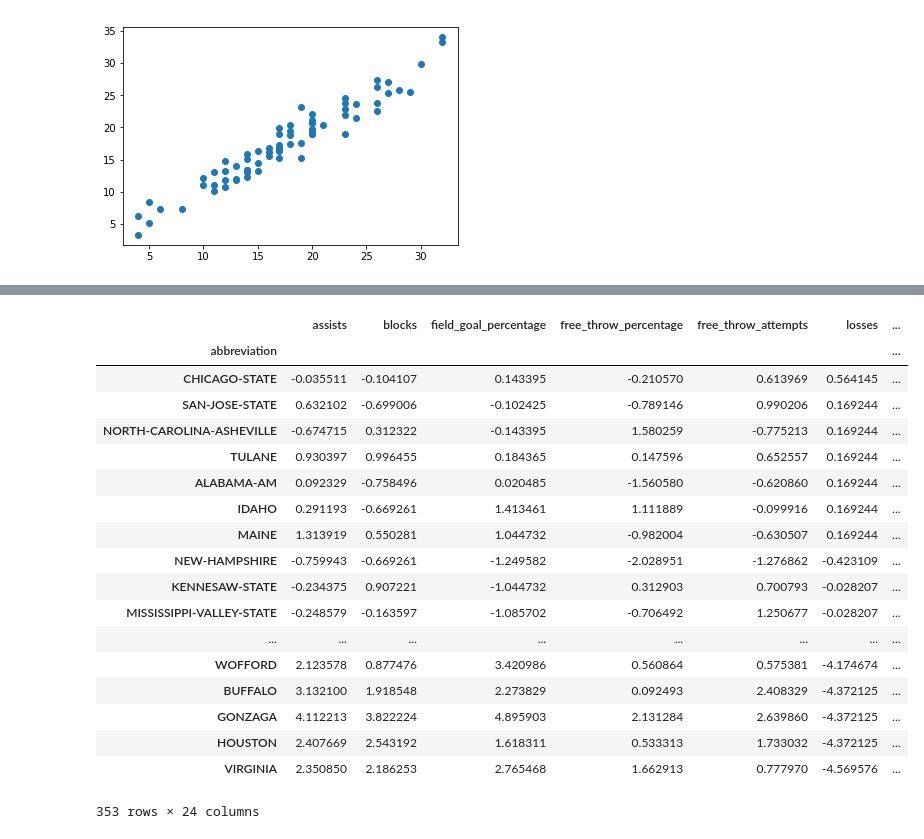
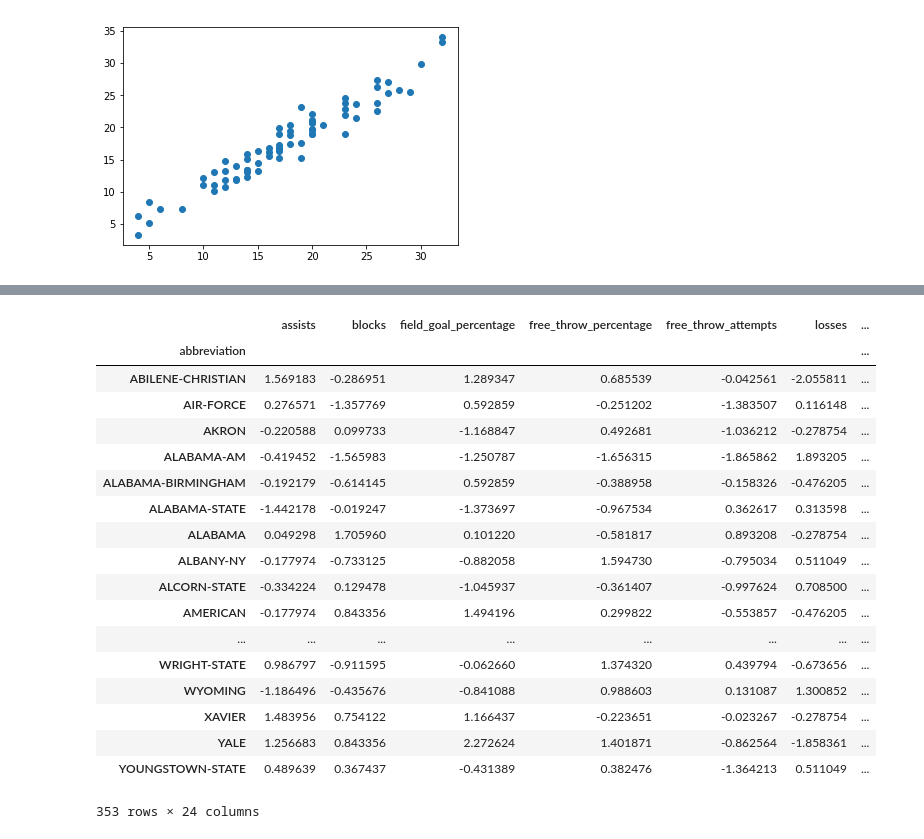
Before and after one commit to JustinRWong/AmazoogleChallengeLab, a Jupyter notebook: Modeling[11-26].ipynb, the cells around one changed output, grey strips where cells are left out. Drawn from its saved outputs; the diff is of its cells as text; code cells hidden in the pictures.

```diff
--- a/Modeling[11-26].ipynb
+++ b/Modeling[11-26].ipynb
@@ -123,6 +134,7 @@ team_columns_wanted_without_strings = team_columns_wanted[3:]
 
 ## Create a copy of the normalized raw all teams
 selected_cols_raw_all_teams = get_desired_columns_from_df(all_teams, team_columns_wanted)
+selected_cols_raw_all_teams.index = selected_cols_raw_all_teams["abbreviation"]
 normalized_all_teams, normalized_all_teams_mean, normalized_all_teams_std = normalize_data(selected_cols_raw_all_teams)
 print("Normalized all teams")
 display(normalized_all_teams)
@@ -130,12 +142,14 @@ display(normalized_all_teams)
 
 ## Normalize the training data
 selected_cols_raw_train = get_desired_columns_from_df(raw_train_teams, team_columns_wanted)
+selected_cols_raw_train.index = selected_cols_raw_train["abbreviation"]
 normalized_train, normalized_train_mean, normalized_train_std = normalize_data(selected_cols_raw_train)
 print("Normalized train teams")
 display(normalized_train)
 
 ## Normalize the testing data
 selected_cols_raw_test = get_desired_columns_from_df(raw_test_teams, team_columns_wanted)
+selected_cols_raw_test.index = selected_cols_raw_test["abbreviation"]
 normalized_test, normalized_test_mean, normalized_test_std = normalize_data(selected_cols_raw_test)
 print("Normalized test teams")
 display(normalized_test)
@@ -508,32 +540,42 @@ Create comparisons of all the teams compared to the top `optimal_baseline_percen
 # %%
 # select top 5% teams as optimal
 optimal_baseline_percentage = .05
-num_of_teams_in_optimal_baseline = int(optimal_baseline_percentage * selected_cols_all_team.shape[0])
+num_of_teams_in_optimal_baseline = int(optimal_baseline_percentage * normalized_all_teams.shape[0])
 
 ## Pick out the summary stats for the of 5% of teams
-normalized_top_5 = ordered_normalized_all_teams.iloc[:num_of_teams_in_optimal_baseline,:]
-normalized_top_5_mean = normalized_top_5.describe().loc['mean']
-normalized_top_5_std = normalized_top_5.describe().loc['std']
+normalized_top_5 = normalized_all_teams.iloc[:num_of_teams_in_optimal_baseline]
+normalized_non_string_top_5 = get_desired_columns_from_df(normalized_top_5, team_columns_wanted_without_strings)
 
-demeaned_comparison_stats = ordered_normalized_all_teams - normalized_top_5_mean
-demeaned_comparison_stats
+normalized_top_5_desc = normalized_non_string_top_5.describe()
+normalized_top_5_mean = normalized_top_5_desc.loc['mean']
+normalized_top_5_std = normalized_top_5_desc.loc['std']
+
+
+normalized_non_string_all_teams = get_desired_columns_from_df(normalized_all_teams, team_columns_wanted_without_strings)
+normalized_all_teams_min = normalized_non_string_all_teams.describe().loc['min']
+
+normalized_non_string_all_teams = get_desired_columns_from_df(normalized_all_teams, team_columns_wanted_without_strings)
+
+
+demeaned_normalized_comparison_stats = normalized_non_string_all_teams - normalized_top_5_mean
+demeaned_normalized_comparison_stats
 # %% [output]
 |  | assists | blocks | field_goal_percentage | free_throw_percentage | free_throw_attempts | losses | ... |
 | abbreviation |  |  |  |  |  |  | ... |
-| CHICAGO-STATE | -0.035511 | -0.104107 | 0.143395 | -0.210570 | 0.613969 | 0.564145 | ... |
-| SAN-JOSE-STATE | 0.632102 | -0.699006 | -0.102425 | -0.789146 | 0.990206 | 0.169244 | ... |
-| NORTH-CAROLINA-ASHEVILLE | -0.674715 | 0.312322 | -0.143395 | 1.580259 | -0.775213 | 0.169244 | ... |
-| TULANE | 0.930397 | 0.996455 | 0.184365 | 0.147596 | 0.652557 | 0.169244 | ... |
-| ALABAMA-AM | 0.092329 | -0.758496 | 0.020485 | -1.560580 | -0.620860 | 0.169244 | ... |
-| IDAHO | 0.291193 | -0.669261 | 1.413461 | 1.111889 | -0.099916 | 0.169244 | ... |
-| MAINE | 1.313919 | 0.550281 | 1.044732 | -0.982004 | -0.630507 | 0.169244 | ... |
-| NEW-HAMPSHIRE | -0.759943 | -0.669261 | -1.249582 | -2.028951 | -1.276862 | -0.423109 | ... |
-| KENNESAW-STATE | -0.234375 | 0.907221 | -1.044732 | 0.312903 | 0.700793 | -0.028207 | ... |
-| MISSISSIPPI-VALLEY-STATE | -0.248579 | -0.163597 | -1.085702 | -0.706492 | 1.250677 | -0.028207 | ... |
+| ABILENE-CHRISTIAN | 1.569183 | -0.286951 | 1.289347 | 0.685539 | -0.042561 | -2.055811 | ... |
+| AIR-FORCE | 0.276571 | -1.357769 | 0.592859 | -0.251202 | -1.383507 | 0.116148 | ... |
+| AKRON | -0.220588 | 0.099733 | -1.168847 | 0.492681 | -1.036212 | -0.278754 | ... |
+| ALABAMA-AM | -0.419452 | -1.565983 | -1.250787 | -1.656315 | -1.865862 | 1.893205 | ... |
+| ALABAMA-BIRMINGHAM | -0.192179 | -0.614145 | 0.592859 | -0.388958 | -0.158326 | -0.476205 | ... |
+| ALABAMA-STATE | -1.442178 | -0.019247 | -1.373697 | -0.967534 | 0.362617 | 0.313598 | ... |
+| ALABAMA | 0.049298 | 1.705960 | 0.101220 | -0.581817 | 0.893208 | -0.278754 | ... |
+| ALBANY-NY | -0.177974 | -0.733125 | -0.882058 | 1.594730 | -0.795034 | 0.511049 | ... |
+| ALCORN-STATE | -0.334224 | 0.129478 | -1.045937 | -0.361407 | -0.997624 | 0.708500 | ... |
+| AMERICAN | -0.177974 | 0.843356 | 1.494196 | 0.299822 | -0.553857 | -0.476205 | ... |
 | ... | ... | ... | ... | ... | ... | ... | ... |
-| WOFFORD | 2.123578 | 0.877476 | 3.420986 | 0.560864 | 0.575381 | -4.174674 | ... |
-| BUFFALO | 3.132100 | 1.918548 | 2.273829 | 0.092493 | 2.408329 | -4.372125 | ... |
-| GONZAGA | 4.112213 | 3.822224 | 4.895903 | 2.131284 | 2.639860 | -4.372125 | ... |
-| HOUSTON | 2.407669 | 2.543192 | 1.618311 | 0.533313 | 1.733032 | -4.372125 | ... |
-| VIRGINIA | 2.350850 | 2.186253 | 2.765468 | 1.662913 | 0.777970 | -4.569576 | ... |
+| WRIGHT-STATE | 0.986797 | -0.911595 | -0.062660 | 1.374320 | 0.439794 | -0.673656 | ... |
+| WYOMING | -1.186496 | -0.435676 | -0.841088 | 0.988603 | 0.131087 | 1.300852 | ... |
+| XAVIER | 1.483956 | 0.754122 | 1.166437 | -0.223651 | -0.023267 | -0.278754 | ... |
+| YALE | 1.256683 | 0.843356 | 2.272624 | 1.401871 | -0.862564 | -1.858361 | ... |
+| YOUNGSTOWN-STATE | 0.489639 | 0.367437 | -0.431389 | 0.382476 | -1.364213 | 0.511049 | ... |
 353 rows × 24 columns
```
Also changed, not shown: parts of 31 cells of this notebook.
